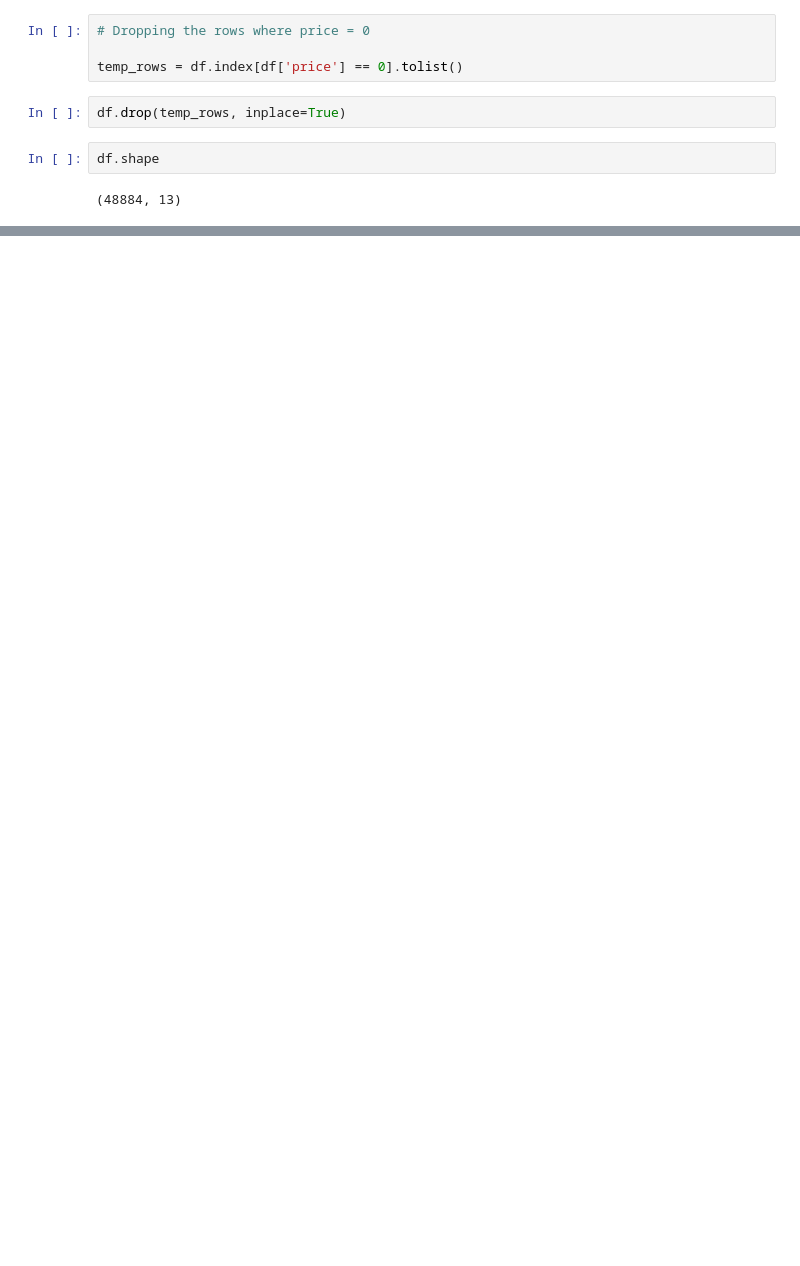
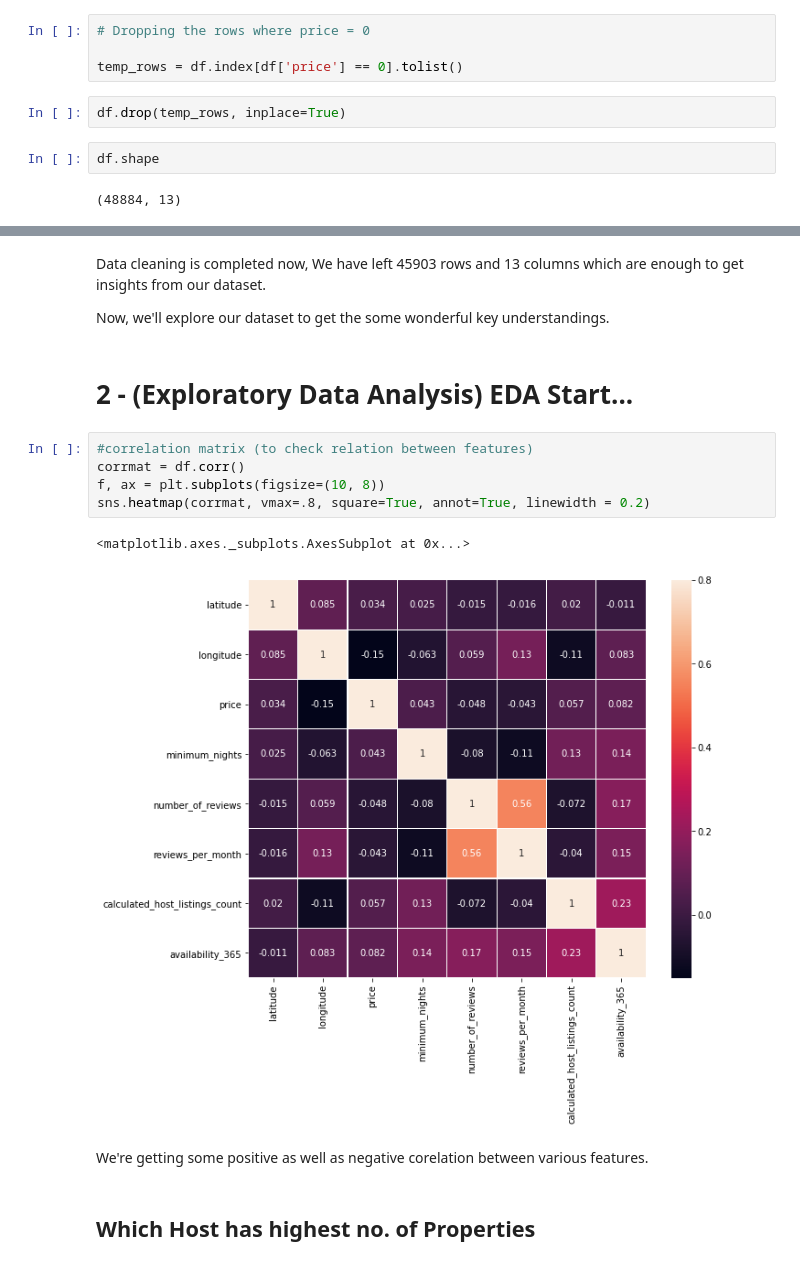
Before and after one commit to ShivanshSingh000/Airbnb-Data-Analysis, a Jupyter notebook: My_Individual_Airbnb_Bookings_Analysis_Project.ipynb, the cells around one changed output, grey strips where cells are left out. Saved outputs shown, nothing was run; the diff lists cells and outputs as text; blank space fills up the shorter version.

```diff
--- a/My_Individual_Airbnb_Bookings_Analysis_Project.ipynb
+++ b/My_Individual_Airbnb_Bookings_Analysis_Project.ipynb
@@ -211,0 +295,18 @@ df.shape
+# %% [markdown]
+Data cleaning is completed now, We have left 45903 rows and 13 columns which are enough to get insights from our dataset.
+
+Now, we'll explore our dataset to get the some wonderful key understandings.
+# %% [markdown]
+# 2 - (Exploratory Data Analysis) EDA Start...
+# %%
+#correlation matrix (to check relation between features)
+corrmat = df.corr()
+f, ax = plt.subplots(figsize=(10, 8))
+sns.heatmap(corrmat, vmax=.8, square=True, annot=True, linewidth = 0.2)
+# %% [output]
+<matplotlib.axes._subplots.AxesSubplot at 0x...>
+[figure, added]
+# %% [markdown]
+We're getting some positive as well as negative corelation between various features.
+# %% [markdown]
+## Which Host has highest no. of Properties
```
Also changed, not shown: parts of 16 cells of this notebook.
